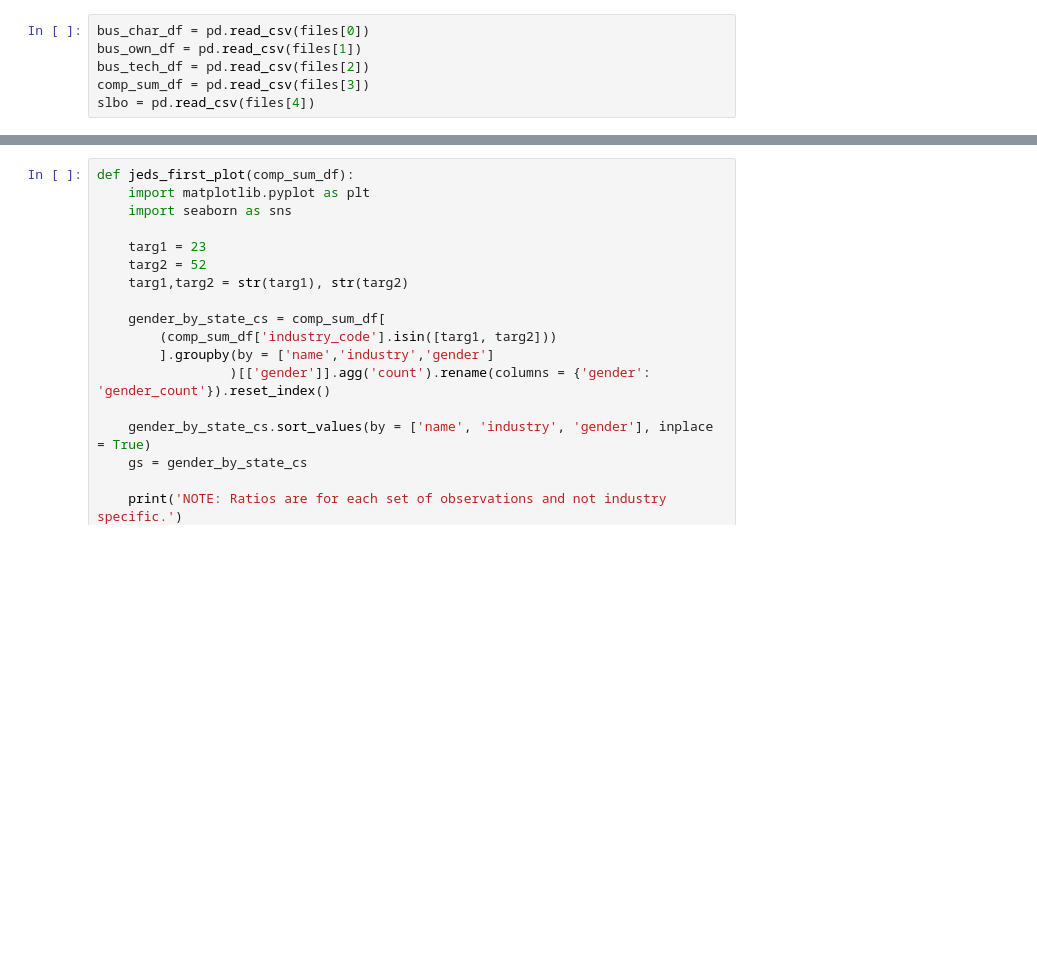
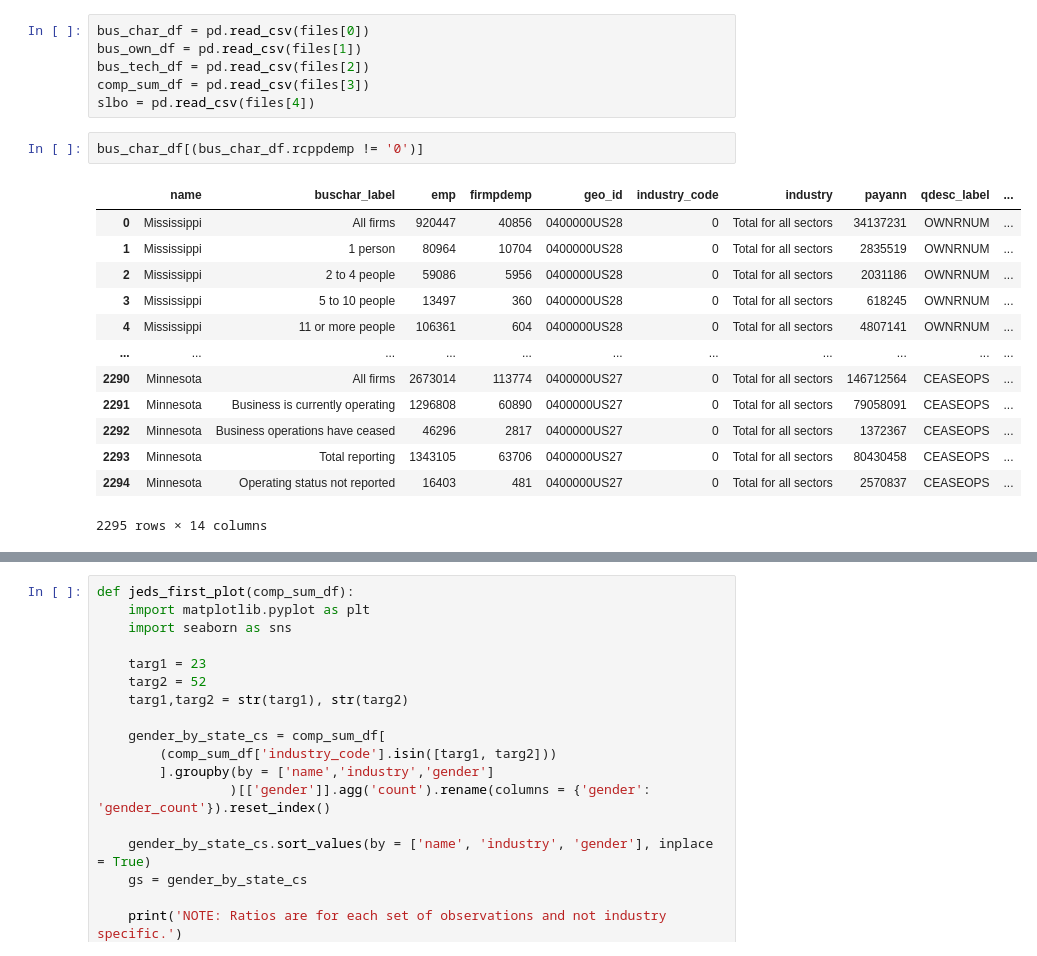
Before and after one commit to jedc4xer/abs_group_assessment, a Jupyter notebook: jeds_visualizations.ipynb, the cells around one changed output, grey strips where cells are left out. Drawn from its saved outputs; the diff is of its cells as text; blank space fills up the shorter version.

```diff
--- a/jeds_visualizations.ipynb
+++ b/jeds_visualizations.ipynb
@@ -25,4 +25,20 @@ bus_own_df = pd.read_csv(files[1])
 bus_tech_df = pd.read_csv(files[2])
 comp_sum_df = pd.read_csv(files[3])
 slbo = pd.read_csv(files[4])
+# %%
+bus_char_df[(bus_char_df.rcppdemp != '0')]
+# %% [output]
+|  | name | buschar_label | emp | firmpdemp | geo_id | industry_code | industry | payann | qdesc_label | ... |
+| 0 | Mississippi | All firms | 920447 | 40856 | 0400000US28 | 0 | Total for all sectors | 34137231 | OWNRNUM | ... |
+| 1 | Mississippi | 1 person | 80964 | 10704 | 0400000US28 | 0 | Total for all sectors | 2835519 | OWNRNUM | ... |
+| 2 | Mississippi | 2 to 4 people | 59086 | 5956 | 0400000US28 | 0 | Total for all sectors | 2031186 | OWNRNUM | ... |
+| 3 | Mississippi | 5 to 10 people | 13497 | 360 | 0400000US28 | 0 | Total for all sectors | 618245 | OWNRNUM | ... |
+| 4 | Mississippi | 11 or more people | 106361 | 604 | 0400000US28 | 0 | Total for all sectors | 4807141 | OWNRNUM | ... |
+| ... | ... | ... | ... | ... | ... | ... | ... | ... | ... | ... |
+| 2290 | Minnesota | All firms | 2673014 | 113774 | 0400000US27 | 0 | Total for all sectors | 146712564 | CEASEOPS | ... |
+| 2291 | Minnesota | Business is currently operating | 1296808 | 60890 | 0400000US27 | 0 | Total for all sectors | 79058091 | CEASEOPS | ... |
+| 2292 | Minnesota | Business operations have ceased | 46296 | 2817 | 0400000US27 | 0 | Total for all sectors | 1372367 | CEASEOPS | ... |
+| 2293 | Minnesota | Total reporting | 1343105 | 63706 | 0400000US27 | 0 | Total for all sectors | 80430458 | CEASEOPS | ... |
+| 2294 | Minnesota | Operating status not reported | 16403 | 481 | 0400000US27 | 0 | Total for all sectors | 2570837 | CEASEOPS | ... |
+2295 rows × 14 columns
 # %%
```
Also changed, not shown: parts of 2 cells of this notebook, 1 other file.
